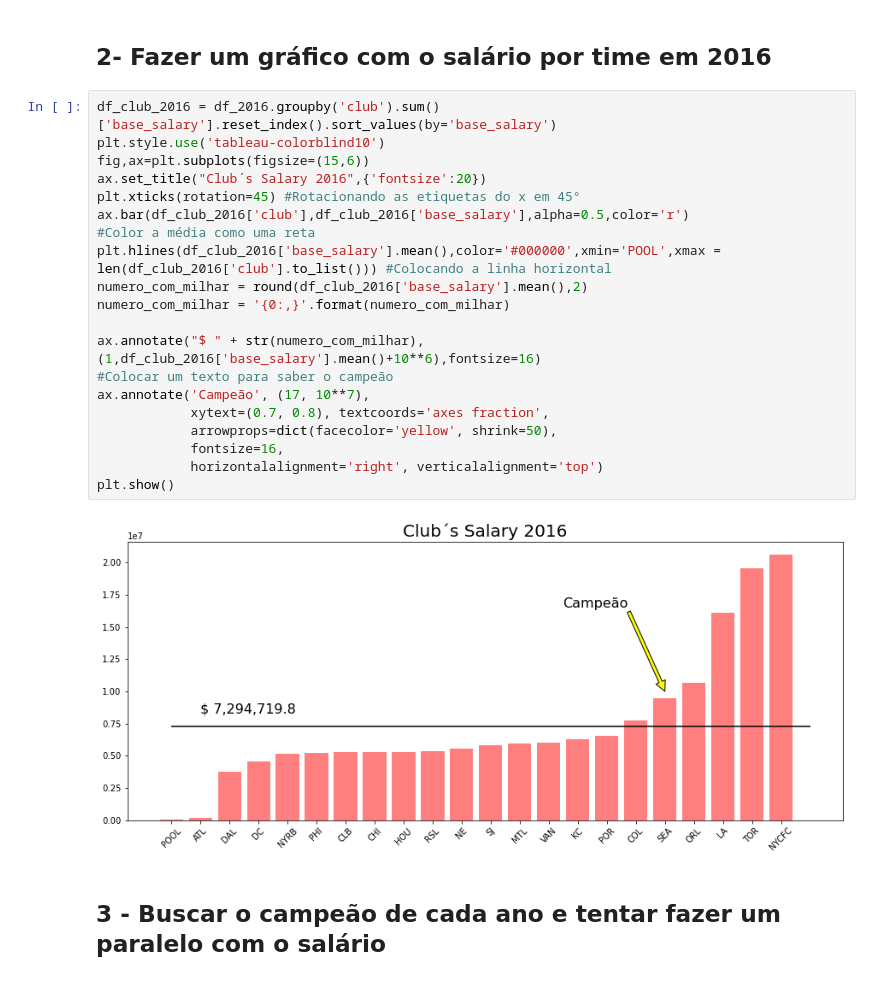
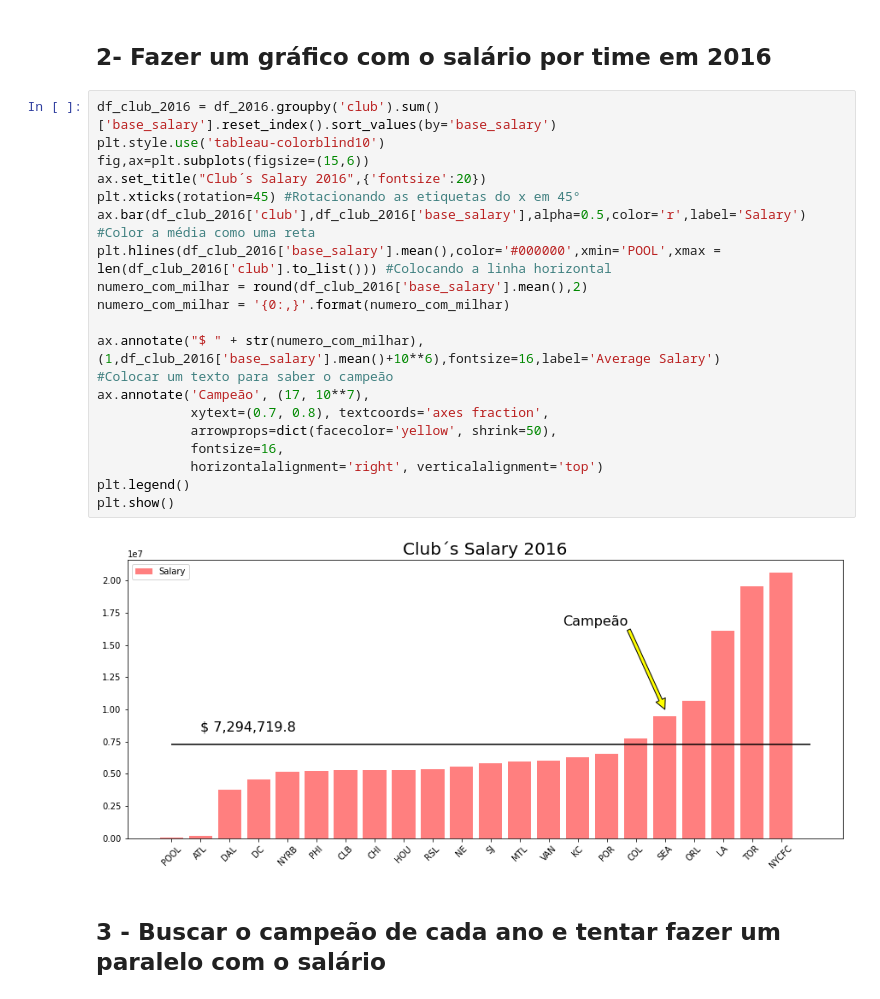
Before and after one commit to silvaaraujo98/Estudos-de-Matplotlib, a Jupyter notebook: Exercícios.ipynb, the cells around one changed output. Drawn from its saved outputs; the diff is of its cells as text.

```diff
--- a/Exercícios.ipynb
+++ b/Exercícios.ipynb
@@ -61,25 +61,26 @@ pd.set_option("display.precision",2)
 # %%
 df_club_2016 = df_2016.groupby('club').sum()['base_salary'].reset_index().sort_values(by='base_salary')
 plt.style.use('tableau-colorblind10')
 fig,ax=plt.subplots(figsize=(15,6))
 ax.set_title("Club´s Salary 2016",{'fontsize':20})
 plt.xticks(rotation=45) #Rotacionando as etiquetas do x em 45°
-ax.bar(df_club_2016['club'],df_club_2016['base_salary'],alpha=0.5,color='r')
+ax.bar(df_club_2016['club'],df_club_2016['base_salary'],alpha=0.5,color='r',label='Salary')
 #Color a média como uma reta
 plt.hlines(df_club_2016['base_salary'].mean(),color='#000000',xmin='POOL',xmax = len(df_club_2016['club'].to_list())) #Colocando a linha horizontal
 numero_com_milhar = round(df_club_2016['base_salary'].mean(),2)
 numero_com_milhar = '{0:,}'.format(numero_com_milhar)
 
-ax.annotate("$ " + str(numero_com_milhar),(1,df_club_2016['base_salary'].mean()+10**6),fontsize=16)
+ax.annotate("$ " + str(numero_com_milhar),(1,df_club_2016['base_salary'].mean()+10**6),fontsize=16,label='Average Salary')
 #Colocar um texto para saber o campeão
 ax.annotate('Campeão', (17, 10**7),
             xytext=(0.7, 0.8), textcoords='axes fraction',
             arrowprops=dict(facecolor='yellow', shrink=50),
             fontsize=16,
             horizontalalignment='right', verticalalignment='top')
+plt.legend()
 plt.show()
 # %% [output]
-[figure, old version]
+[figure, new version]
 # %% [markdown]
 ## 3 - Buscar o campeão de cada ano e tentar fazer um paralelo com o salário
 # %%
```
Also changed, not shown: parts of 2 cells of this notebook.
